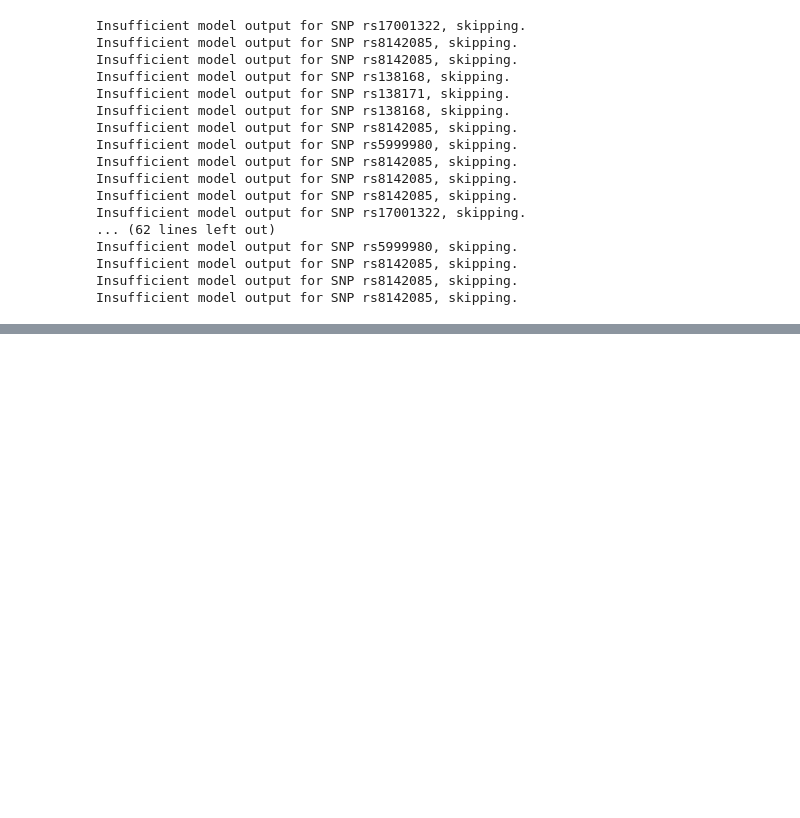
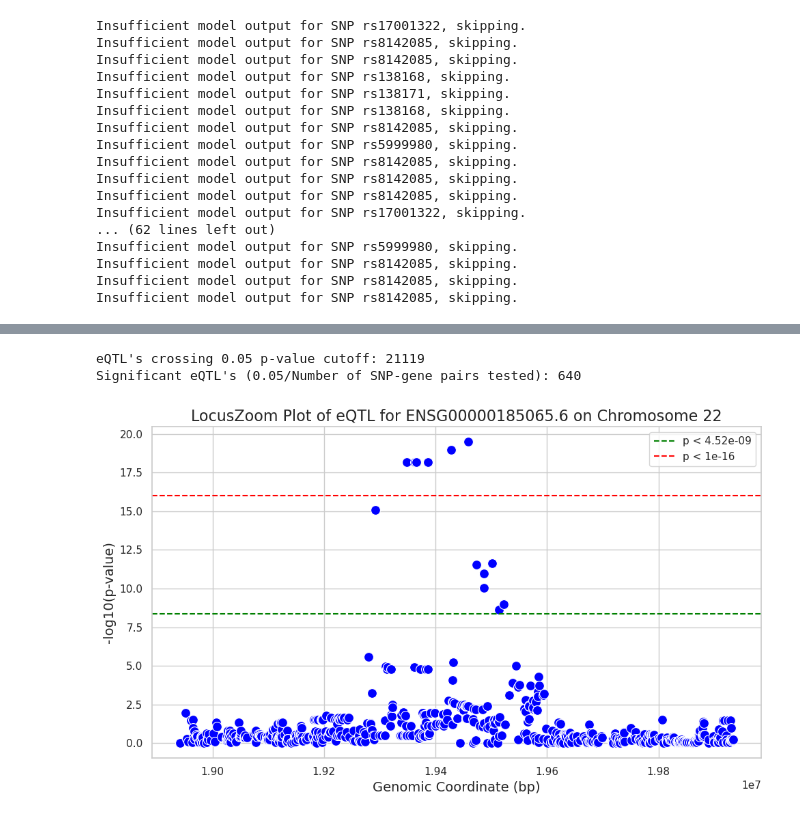
Before and after one commit to JasonHauk/DSC180A-Methodology-1, a Jupyter notebook: PRS_Implementation.ipynb, the cells around one changed output, grey strips where cells are left out. Saved outputs shown, nothing was run; the diff lists cells and outputs as text; code cells hidden in the pictures; blank space fills up the shorter version.

```diff
--- a/PRS_Implementation.ipynb
+++ b/PRS_Implementation.ipynb
@@ -317,0 +145,56 @@ chr14_results_df.to_csv('chr14_eqtl_data.txt', sep='\t', index=False)
+# %%
+ciseQTL_under_05 = sum(chr22_results_df['p-value'] < (0.05))
+sig_ciseQTL = sum(chr22_results_df['p-value'] < (0.05/(gene_expr[gene_expr['Chr'] == chromosome].shape[0]*X_train.shape[1])))
+
+print("eQTL's crossing 0.05 p-value cutoff: " + str(ciseQTL_under_05))
+print("Significant eQTL's (0.05/Number of SNP-gene pairs tested): " + str(sig_ciseQTL))
+
+chr22_ciseQTL_under_05 = chr22_results_df[chr22_results_df['p-value'] < (0.05)]
+chr22_ciseQTL_under_05.to_csv('chr22_eQTL_under_05.txt', sep='\t', index=False)
+# %% [output]
+eQTL's crossing 0.05 p-value cutoff: 21119
+Significant eQTL's (0.05/Number of SNP-gene pairs tested): 640
+# %%
+# Randomly select a Gene to perform PRS for:
+
+gene_PRS = chr22_results_df[chr22_results_df['Gene'] == 'ENSG00000185065.6']
+
+gene_coord = gene_expr[gene_expr['Gene_Symbol'] == 'ENSG00000185065.6']['Coord']
+snps_in_window = bim[(bim['chrom'] == '22') &
+                         (bim['pos'] >= int(gene_coord.iloc[0])-500000) &
+                         (bim['pos'] <= int(gene_coord.iloc[0])+500000)]
+
+gene_PRS_copy = gene_PRS.copy()
+gene_PRS_copy['neg_log10_p'] = -np.log10(gene_PRS['p-value'])
+gene_PRS_copy = pd.merge(gene_PRS_copy, snps_in_window, left_on='SNP', right_on='snp')
+gene_PRS_copy
+# %%
+# Create a locus zoom plot to look at results
+# Set the aesthetics for the plot
+sns.set(style="whitegrid")
+
+# Create the plot
+plt.figure(figsize=(10, 6))
+sns.scatterplot(data=gene_PRS_copy, x='pos', y='neg_log10_p', color='blue', s=100)
+
+# Adding labels and title
+plt.title('LocusZoom Plot of eQTL for ENSG00000185065.6 on Chromosome 22', fontsize=16)
+plt.xlabel('Genomic Coordinate (bp)', fontsize=14)
+plt.ylabel('-log10(p-value)', fontsize=14)
+
+# Adding a horizontal line for significance threshold (e.g., p < 0.05)
+significance_threshold = -np.log10(0.05/(gene_expr[gene_expr['Chr'] == chromosome].shape[0]*X_train.shape[1]))
+plt.axhline(y=significance_threshold, color='green', linestyle='--', label='p < 4.52e-09')
+plt.axhline(y=-np.log10(1/(10**16)), color='red', linestyle='--', label='p < 1e-16')
+
+# Customize x-axis limits (optional)
+plt.xlim([gene_PRS_copy['pos'].min() - 50000, gene_PRS_copy['pos'].max() + 50000])
+
+# Add legend
+plt.legend()
+
+# Show the plot
+plt.tight_layout()
+plt.show()
+# %% [output]
+[figure, added]
```
Also changed, not shown: parts of 24 cells of this notebook, 1 other file.
